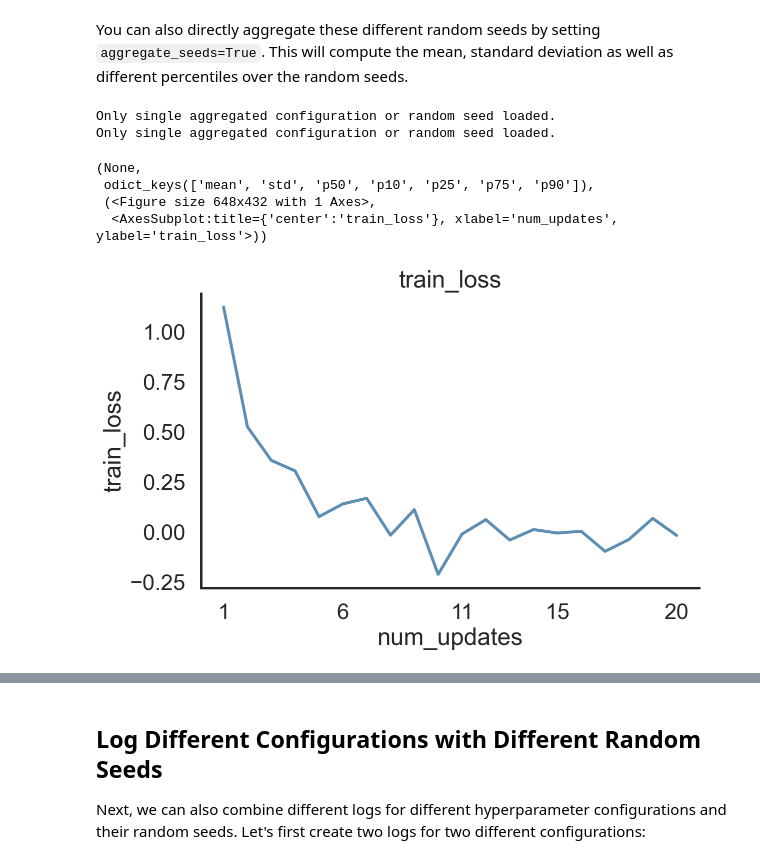
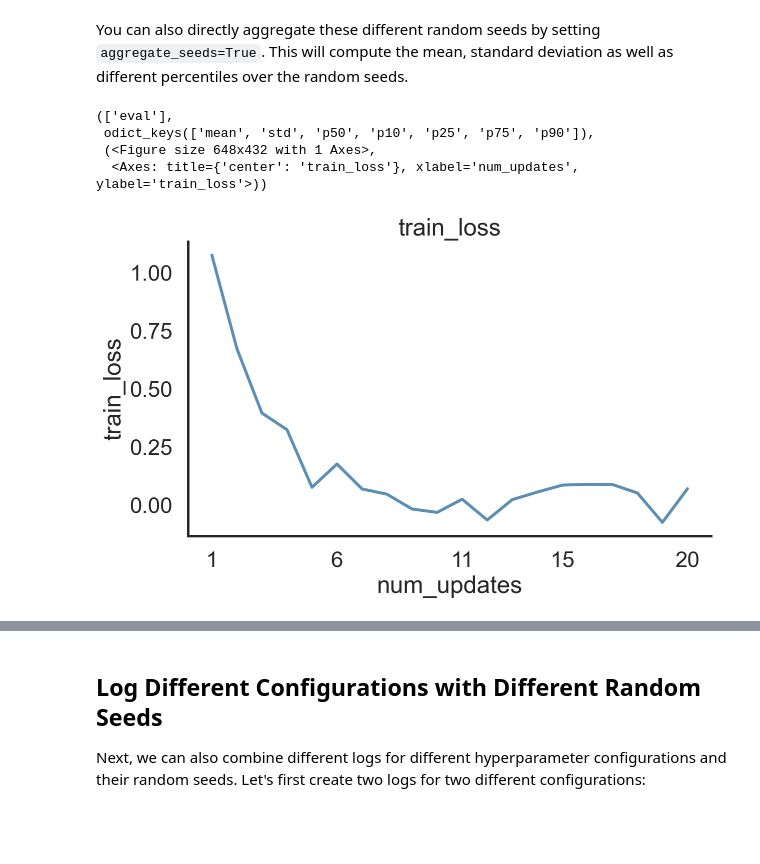
Before and after one commit to mle-infrastructure/mle-logging, a Jupyter notebook: examples/getting_started.ipynb, the cells around one changed output, grey strips where cells are left out. Cells and saved outputs as stored; diff of their text form; code cells hidden in the pictures; blank space fills up the shorter version.

```diff
--- a/examples/getting_started.ipynb
+++ b/examples/getting_started.ipynb
@@ -282,15 +285,13 @@ You can also directly aggregate these different random seeds by setting `aggrega
 # %%
 # Load the merged log and aggregate over random seeds (compute stats)
 log = load_log(experiment_dir, aggregate_seeds=True)
-log.eval_ids, log.stats.train_loss.keys(), log.plot("train_loss", "num_updates")
+log.eval_ids, log.eval.stats.train_loss.keys(), log.plot("train_loss", "num_updates")
 # %% [output]
-Only single aggregated configuration or random seed loaded.
-Only single aggregated configuration or random seed loaded.
+(['eval'],
+ odict_keys(['mean', 'std', 'p50', 'p10', 'p25', 'p75', 'p90']),
+ (<Figure size 648x432 with 1 Axes>,
+  <Axes: title={'center': 'train_loss'}, xlabel='num_updates', ylabel='train_loss'>))
-(None,
- odict_keys(['mean', 'std', 'p50', 'p10', 'p25', 'p75', 'p90']),
- (<Figure size 648x432 with 1 Axes>,
-  <AxesSubplot:title={'center':'train_loss'}, xlabel='num_updates', ylabel='train_loss'>))
-[figure, old version]
+[figure, new version]
 # %%
 log.eval_ids
 # %% [output]
```
Also changed, not shown: parts of 13 cells of this notebook, 5 other files.
